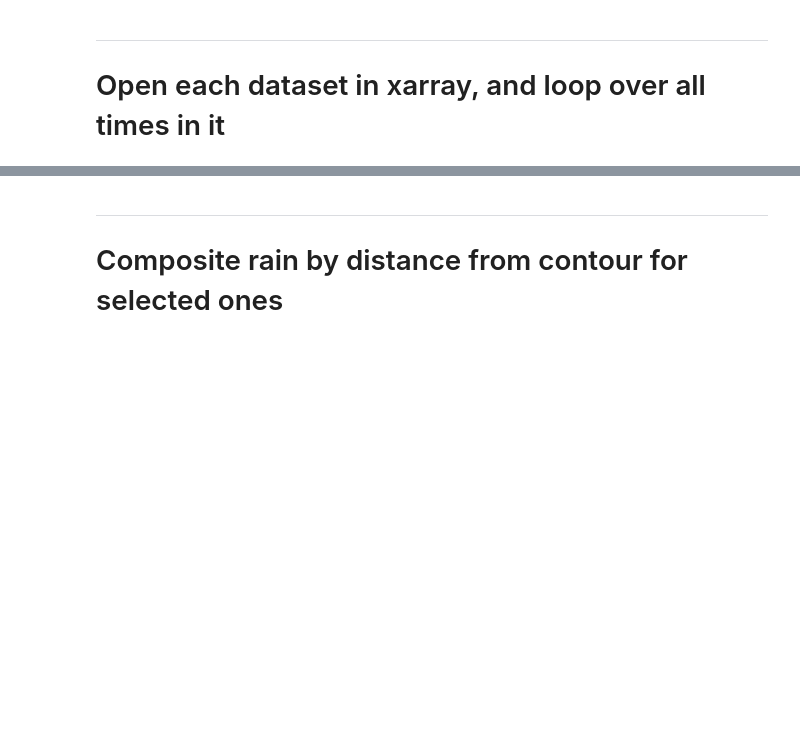
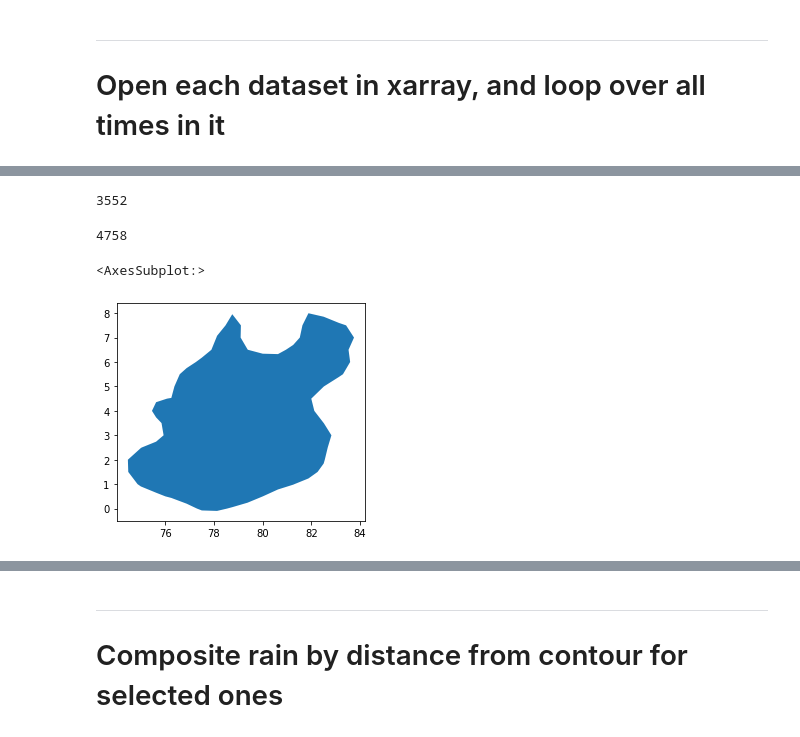
Before and after one commit to brianmapes/VaporLakes, a Jupyter notebook: Grab_contours_in_MINIMALtqv.ipynb, the cells around one changed output, grey strips where cells are left out. Saved outputs shown, nothing was run; the diff lists cells and outputs as text; code cells hidden in the pictures; blank space fills up the shorter version.

```diff
--- a/Grab_contours_in_MINIMALtqv.ipynb
+++ b/Grab_contours_in_MINIMALtqv.ipynb
@@ -328,5 +121,0 @@ points.plot()
-# %%
-# Check and set CRS if necessary
-lake = lake.set_crs(gpoints.crs)
-print(gpoints.crs)
-print(lake.crs)
@@ -359,3 +121,0 @@ print(lake.geometry.is_valid.all())
-# %%
-gpoints.geometry = gpoints.geometry.buffer(0)
-lake.geometry = lake.geometry.buffer(0)
@@ -375,3 +121,0 @@ all_distances
-# %%
-gpoints.geometry = gpoints.geometry.buffer(0)
-lake.geometry = lake.geometry.buffer(0)
@@ -402,0 +122,6 @@ df = all_laks
+# %%
+# Function to calculate nonzero distances from points to a polygon
+def calculate_nonzero_distance(point, polygon):
+    nearest_point = nearest_points(point, polygon.exterior)[1]  # Get the nearest point on the polygon's boundary
+    nonzero_distance = point.distance(nearest_point)
+    return nonzero_distance
@@ -402,0 +249,14 @@ df = all_laks
+# %%
+signed_distances.size
+# %% [output]
+3552
+# %%
+61*78
+# %% [output]
+4758
+# %%
+# Debugging "within"
+lake.geometry.plot()
+# %% [output]
+<AxesSubplot:>
+[figure, added]
```
Also changed, not shown: parts of 54 cells of this notebook.
